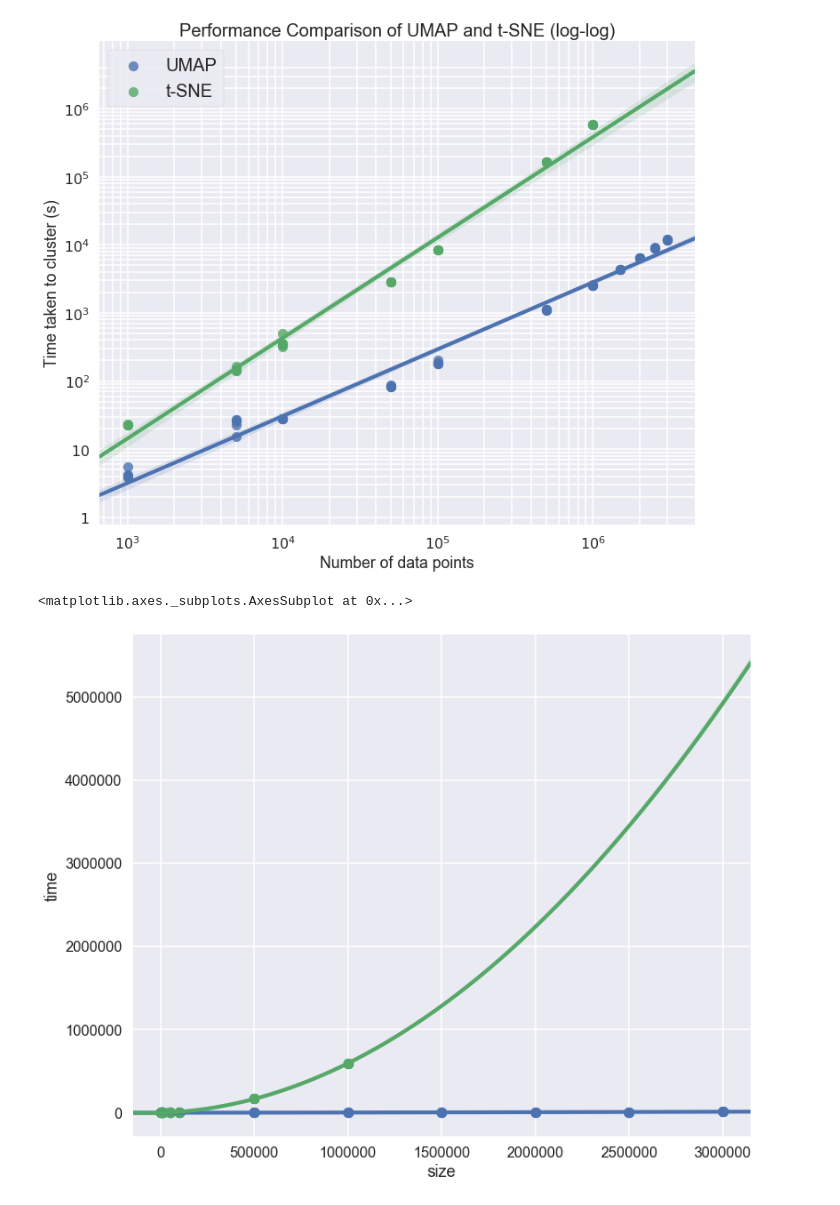
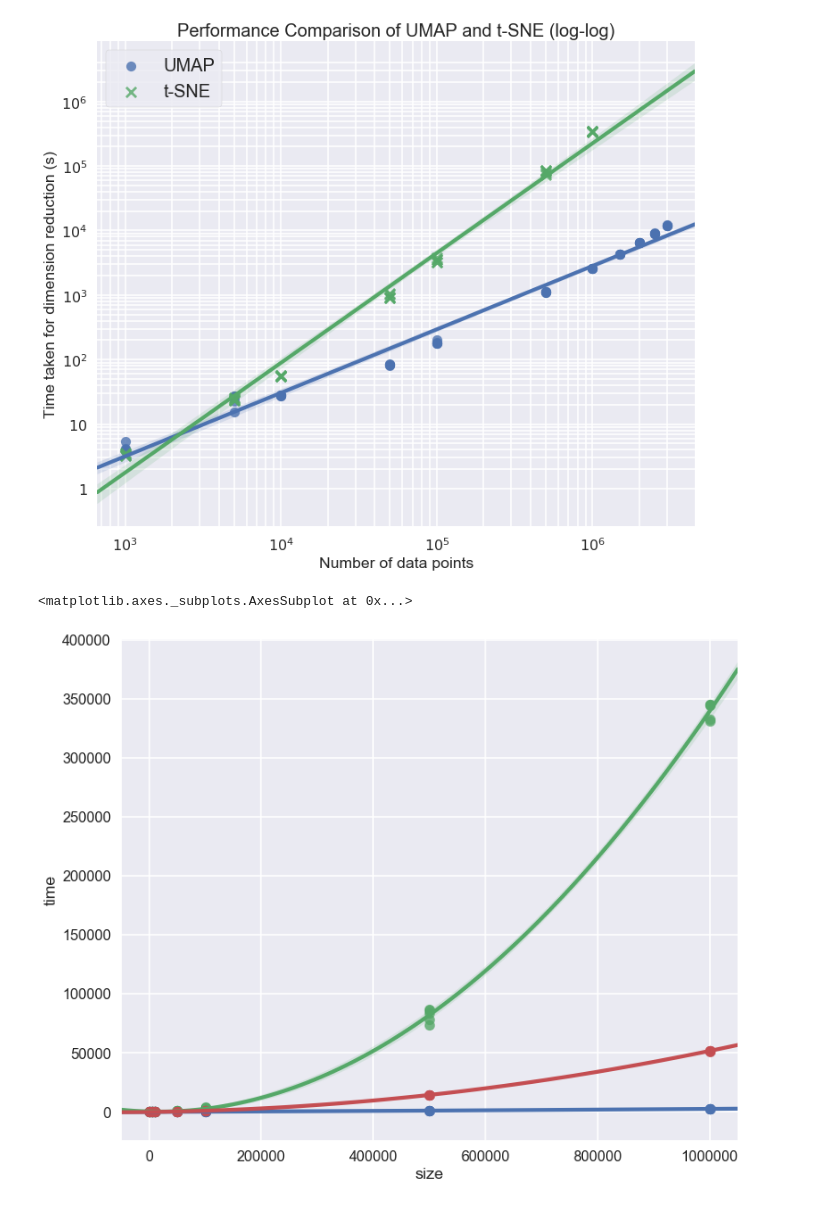
Before and after one commit to lmcinnes/umap_paper_notebooks, a Jupyter notebook: Scaling plot.ipynb, the cells around one changed output. Saved outputs shown, nothing was run; the diff lists cells and outputs as text; code cells hidden in the pictures.

Commit message:
Update scaling with multicore results

```diff
--- a/Scaling plot.ipynb
+++ b/Scaling plot.ipynb
@@ -7,6 +7,6 @@ import seaborn as sns
 %matplotlib inline
 sns.set(context='poster', rc={'figure.figsize':(12, 10)})
 # %%
-timing_df = pd.read_csv('UMAP Benchmark Results - UMAP January timings.csv')
+timing_df = pd.read_csv('UMAP Benchmark Results - Jan timing for export.csv')
 timing_df
 # %% [output]
@@ -25,8 +25,10 @@ timing_df
 # %%
 umap_timing_df = (timing_df.set_index('Size')[[x for x in timing_df.columns if x.startswith('UMAP')]]
                   .stack().reset_index('Size')).rename(columns={'Size':'size', 0:'time'})
-tsne_timing_df = (timing_df.set_index('Size')[[x for x in timing_df.columns if x.startswith('tSNE')]]
+tsne_timing_df = (timing_df.set_index('Size')[[x for x in timing_df.columns if x.startswith('mc_tSNE')]]
                   .stack().reset_index('Size')).rename(columns={'Size':'size', 0:'time'})
+tsne_8core_timing_df = (timing_df.set_index('Size')[[x for x in timing_df.columns if x.startswith('mc_8_tSNE')]]
+                  .stack().reset_index('Size')).rename(columns={'Size':'size', 0:'time'})
 # %%
 fig = plt.figure()
 ax = fig.add_subplot(111)
@@ -36,39 +38,41 @@ xticks = np.log10(np.hstack([
     np.arange(1000,10000,1000),
     np.arange(10000,100000,10000),
     np.arange(100000,1000000,100000),
     np.arange(1000000,4000000,1000000),
     ]))
 xtick_labels = [""] * 3 + ["$10^3$"] + [""]*8 + ["$10^4$"] + [""]*8 + ["$10^5$"] + [""]*8 + ["$10^6$"]
 yticks = np.log10(np.hstack([
     np.arange(1, 10, 1),
     np.arange(10,100,10),
     np.arange(100, 1000, 100),
     np.arange(1000, 10000, 1000),
     np.arange(10000, 100000, 10000),
     np.arange(100000, 1000000, 100000),
     np.arange(1000000, 5000000, 1000000),
 ]))
 ytick_labels = ["$1$"] + [""]*8 + ["$10$"] +\
                 [""]*8 + ["$10^{2}$"] + [""]*8 + ["$10^3$"] +\
                 [""]*8 + ["$10^4$"] + [""]*8 + ["$10^5$"] +\
                 [""]*8 + ["$10^6$"]
 
 sns.regplot(x='size', y='time', data=np.log10(umap_timing_df), order=1, ax=ax, label='UMAP')
-sns.regplot(x='size', y='time', data=np.log10(tsne_timing_df), order=1, ax=ax, label='t-SNE')
+sns.regplot(x='size', y='time', data=np.log10(tsne_timing_df), order=1, ax=ax, label='t-SNE', marker='x')
+#sns.regplot(x='size', y='time', data=np.log10(tsne_8core_timing_df), order=1, ax=ax, label='8 core t-SNE', marker='^')
 ax.set_xlabel('Number of data points')
-ax.set_ylabel('Time taken to cluster (s)')
+ax.set_ylabel('Time taken for dimension reduction (s)')
 ax.set_xticks(xticks)
 ax.set_xticklabels(xtick_labels)
 ax.set_yticks(yticks)
 ax.set_yticklabels(ytick_labels);
 plt.title('Performance Comparison of UMAP and t-SNE (log-log)', fontsize=20)
 plt.legend(loc='best', frameon=True, fancybox=True, fontsize=20)
 plt.savefig('performance_comparison.png')
 # %% [output]
-[figure, old version]
+[figure, new version]
 # %%
-sns.regplot(x='size', y='time', data=(umap_timing_df), order=2)
+sns.regplot(x='size', y='time', data=(umap_timing_df[umap_timing_df['size'] <= 1000000]), order=2)
 sns.regplot(x='size', y='time', data=(tsne_timing_df), order=2)
+sns.regplot(x='size', y='time', data=(tsne_8core_timing_df), order=2)
 # %% [output]
 <matplotlib.axes._subplots.AxesSubplot at 0x...>
-[figure, old version]
+[figure, new version]
```
Also changed, not shown: parts of 1 cell of this notebook.
